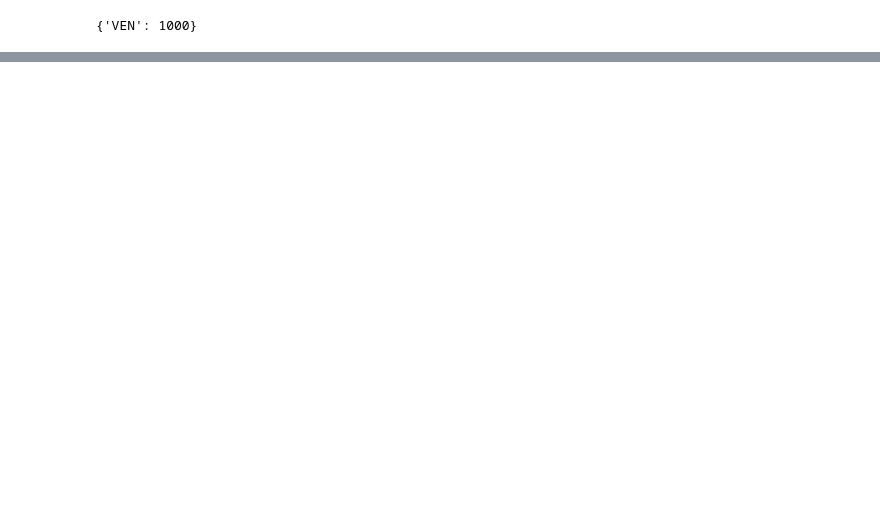
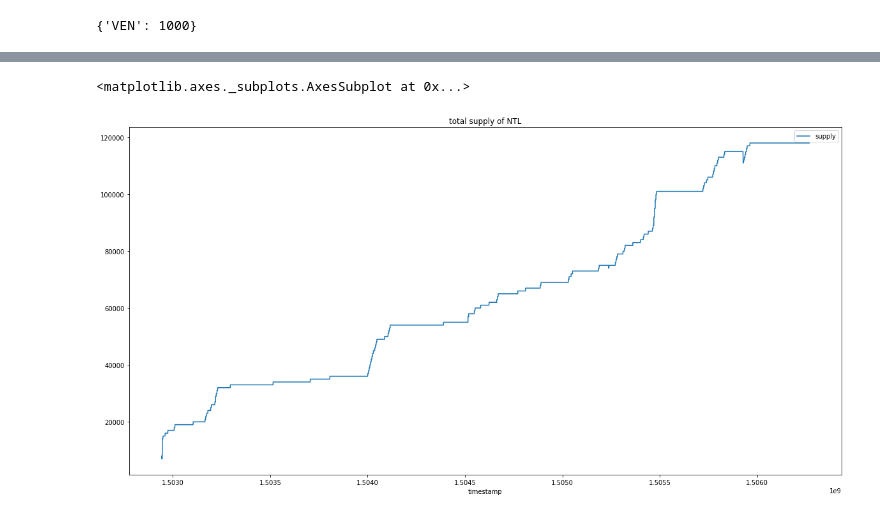
Before and after one commit to RyanKung/sim_ntl, a Jupyter notebook: Compose.ipynb, the cells around one changed output, grey strips where cells are left out. Saved outputs shown, nothing was run; the diff lists cells and outputs as text; code cells hidden in the pictures; blank space fills up the shorter version.

```diff
--- a/Compose.ipynb
+++ b/Compose.ipynb
@@ -105,6 +110,7 @@ def simulator(m, a_t, r_t, s_r):
         ret.append(dict({
             'timestamp': data.timestamp,
             'price': p_a(data),
+            'supply': list(NLT_components.values())[0].total_supply
         }, **NLT_reserve))
     return pd.DataFrame(ret)
 # %%
@@ -203,7 +209,7 @@ determin_redeem_quantity(m.T[1].drop('timestamp'), p_a)
 # %% [output]
 {'VEN': 1000}
 # %%
-res = simulator(m, 0.01, 0.01, 0)
+res = simulator(m, 0.0001, 0.00001, 0)
 # %% [output]
 ====================
 round 0
@@ -220 +236,6 @@ res.plot(y='price', x='timestamp', title="Price of NTL", figsize=(20, 10))
+# %%
+res.plot(y='supply', x='timestamp', title="total supply of NTL", figsize=(20, 10))
+# %% [output]
+<matplotlib.axes._subplots.AxesSubplot at 0x...>
+[figure, added]
 # %%
```
Also changed, not shown: parts of 7 cells of this notebook, 2 other files.
